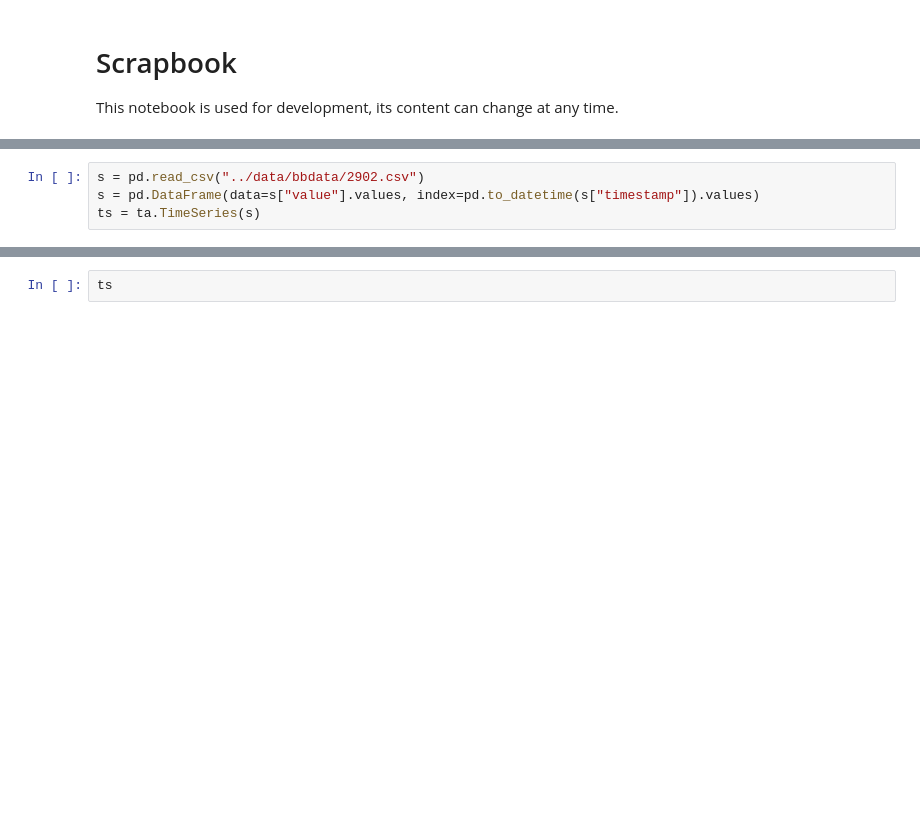
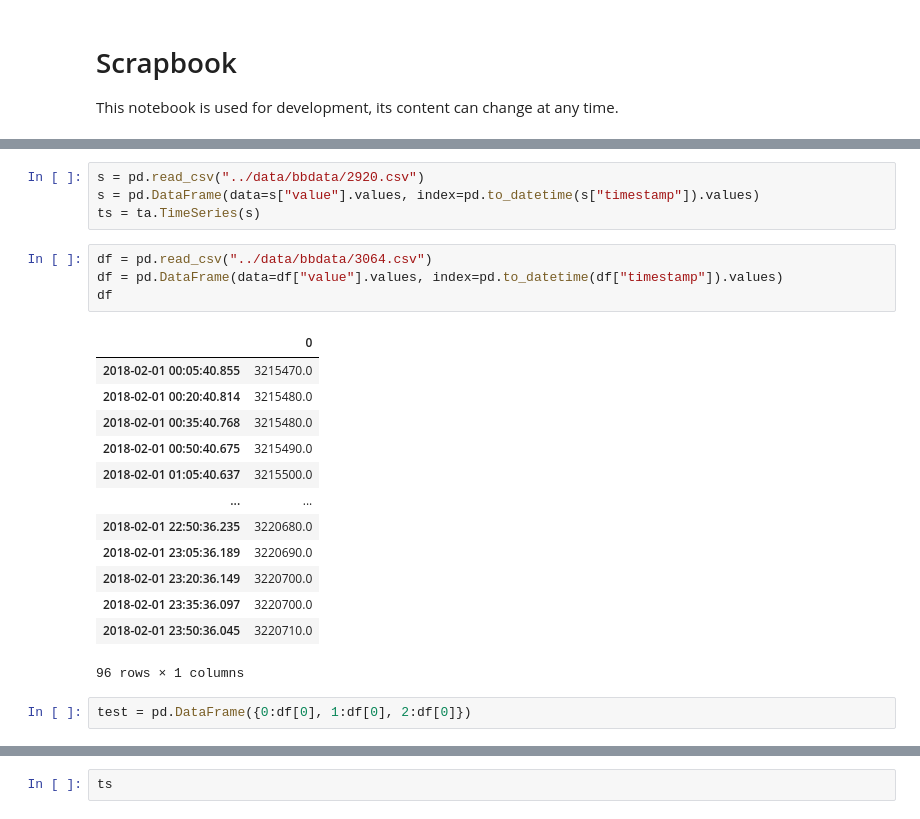
Before and after one commit to timeatlas-dev/timeatlas, a Jupyter notebook: notebooks/scrapbook.ipynb, the cells around one changed output, grey strips where cells are left out. Drawn from its saved outputs; the diff is of its cells as text; blank space fills up the shorter version.

```diff
--- a/notebooks/scrapbook.ipynb
+++ b/notebooks/scrapbook.ipynb
@@ -8,4 +50,24 @@ import pandas as pd
 # %%
-s = pd.read_csv("../data/bbdata/2902.csv")
+s = pd.read_csv("../data/bbdata/2920.csv")
 s = pd.DataFrame(data=s["value"].values, index=pd.to_datetime(s["timestamp"]).values)
 ts = ta.TimeSeries(s)
+# %%
+df = pd.read_csv("../data/bbdata/3064.csv")
+df = pd.DataFrame(data=df["value"].values, index=pd.to_datetime(df["timestamp"]).values)
+df
+# %% [output]
+|  | 0 |
+| 2018-02-01 00:05:40.855 | 3215470.0 |
+| 2018-02-01 00:20:40.814 | 3215480.0 |
+| 2018-02-01 00:35:40.768 | 3215480.0 |
+| 2018-02-01 00:50:40.675 | 3215490.0 |
+| 2018-02-01 01:05:40.637 | 3215500.0 |
+| ... | ... |
+| 2018-02-01 22:50:36.235 | 3220680.0 |
+| 2018-02-01 23:05:36.189 | 3220690.0 |
+| 2018-02-01 23:20:36.149 | 3220700.0 |
+| 2018-02-01 23:35:36.097 | 3220700.0 |
+| 2018-02-01 23:50:36.045 | 3220710.0 |
+96 rows × 1 columns
+# %%
+test = pd.DataFrame({0:df[0], 1:df[0], 2:df[0]})
```
Also changed, not shown: parts of 11 cells of this notebook, 3 other files.
